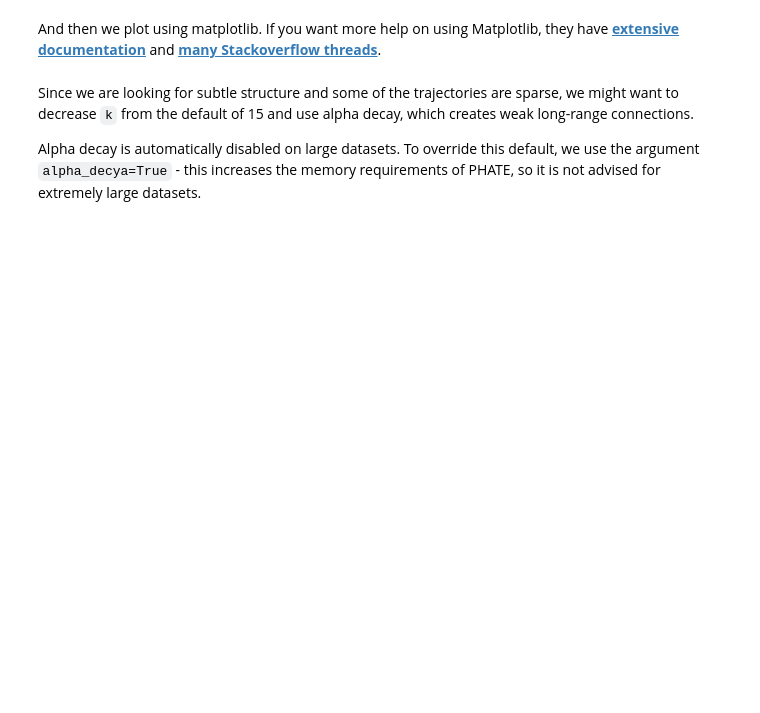
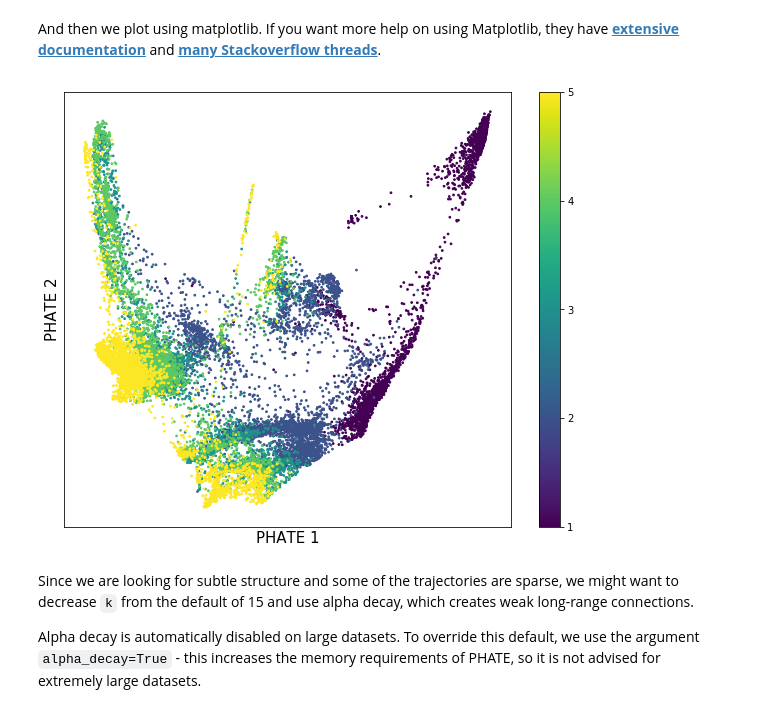
Before and after one commit to KrishnaswamyLab/PHATE, a Jupyter notebook: Python/tutorial/EmbryoidBody.ipynb, the cells around one changed output. Saved outputs shown, nothing was run; the diff lists cells and outputs as text; code cells hidden in the pictures; blank space fills up the shorter version.

```diff
--- a/Python/tutorial/EmbryoidBody.ipynb
+++ b/Python/tutorial/EmbryoidBody.ipynb
@@ -192,5 +190,5 @@ genes=genes(genes_keep)
 # %%
-genes_keep = np.sum(EBT_counts, axis=0) > 10
+genes_keep = np.sum(EBT_counts > 0, axis=0) > 10
 EBT_counts = EBT_counts.loc[:,genes_keep]
 # %% [markdown]
 ### Normalization
@@ -218,4 +216,4 @@ Here's the simplest way to apply PHATE:
 # %%
 phate_operator = phate.PHATE(n_components=2, n_jobs=-2)
 
-Y_2Dmmds = phate_operator.fit_transform(EBT_counts)
+Y_phate = phate_operator.fit_transform(EBT_counts)
@@ -222,23 +241,25 @@ Y_2Dmmds = phate_operator.fit_transform(EBT_counts)
 # %% [markdown]
 And then we plot using matplotlib. If you want more help on using Matplotlib, they have [**extensive documentation**](https://matplotlib.org/tutorials/index.html) and [**many Stackoverflow threads**](https://stackoverflow.com/questions/tagged/matplotlib).
 # %%
-f, ax = plt.subplots(1)
-f.set_size_inches(10,8)
+fig, ax = plt.subplots(1, figsize=(10,8))
 
-sc = ax.scatter(Y_2Dmmds[:,0], Y_2Dmmds[:,1], c=sample_labels, s=3)
+points = ax.scatter(Y_phate[:,0], Y_phate[:,1], c=sample_labels, s=3)
 
 ax.set_xticks([])
 ax.set_yticks([])
 ax.set_xlabel('PHATE 1', fontsize=15)
 ax.set_ylabel('PHATE 2', fontsize=15)
 
 ax.set_title('')
 
-f.colorbar(sc, ticks=[1,2,3,4,5])
+fig.colorbar(points, ticks=[1,2,3,4,5])
+fig.show()
+# %% [output]
+[figure, added]
 # %% [markdown]
 Since we are looking for subtle structure and some of the trajectories are sparse, we might want to decrease `k` from the default of 15 and use alpha decay, which creates weak long-range connections.
 
-Alpha decay is automatically disabled on large datasets. To override this default, we use the argument `alpha_decya=True` - this increases the memory requirements of PHATE, so it is not advised for extremely large datasets.
+Alpha decay is automatically disabled on large datasets. To override this default, we use the argument `alpha_decay=True` - this increases the memory requirements of PHATE, so it is not advised for extremely large datasets.
 # %%
 phate_operator = phate.PHATE(n_components=2, a=10, k=12, alpha_decay=True, n_jobs=-2)
 
```
Also changed, not shown: parts of 9 cells of this notebook.
